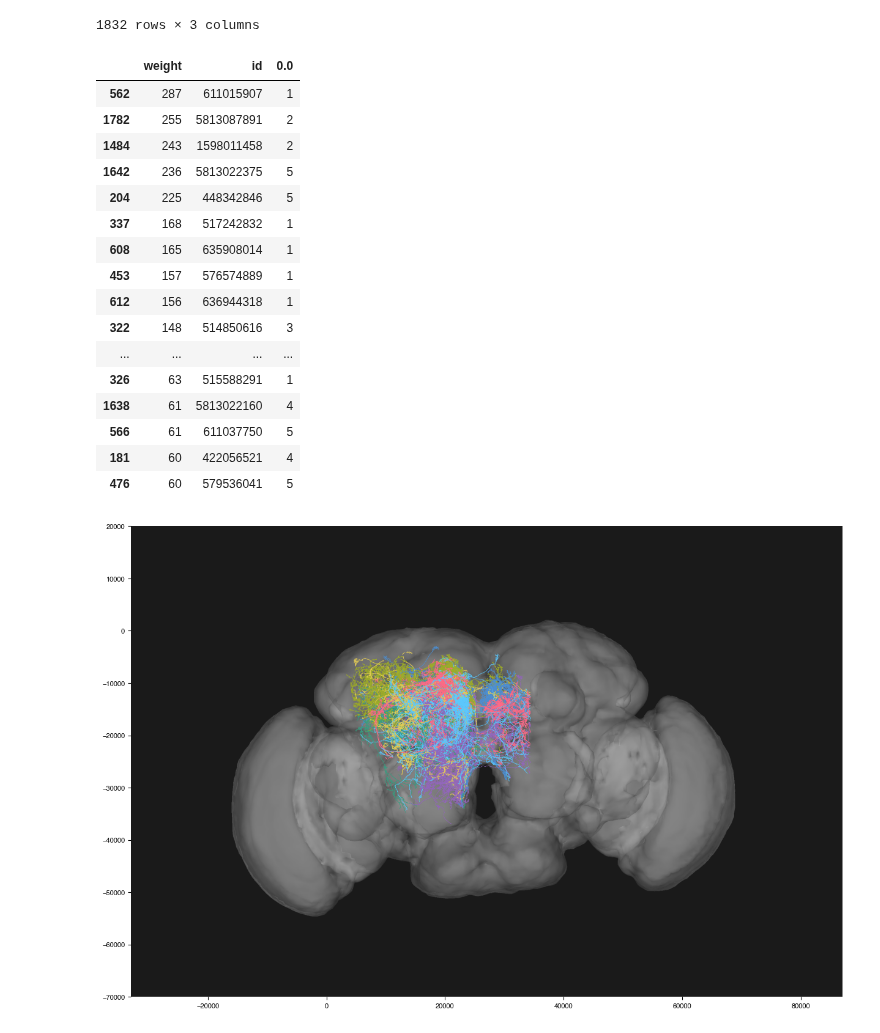
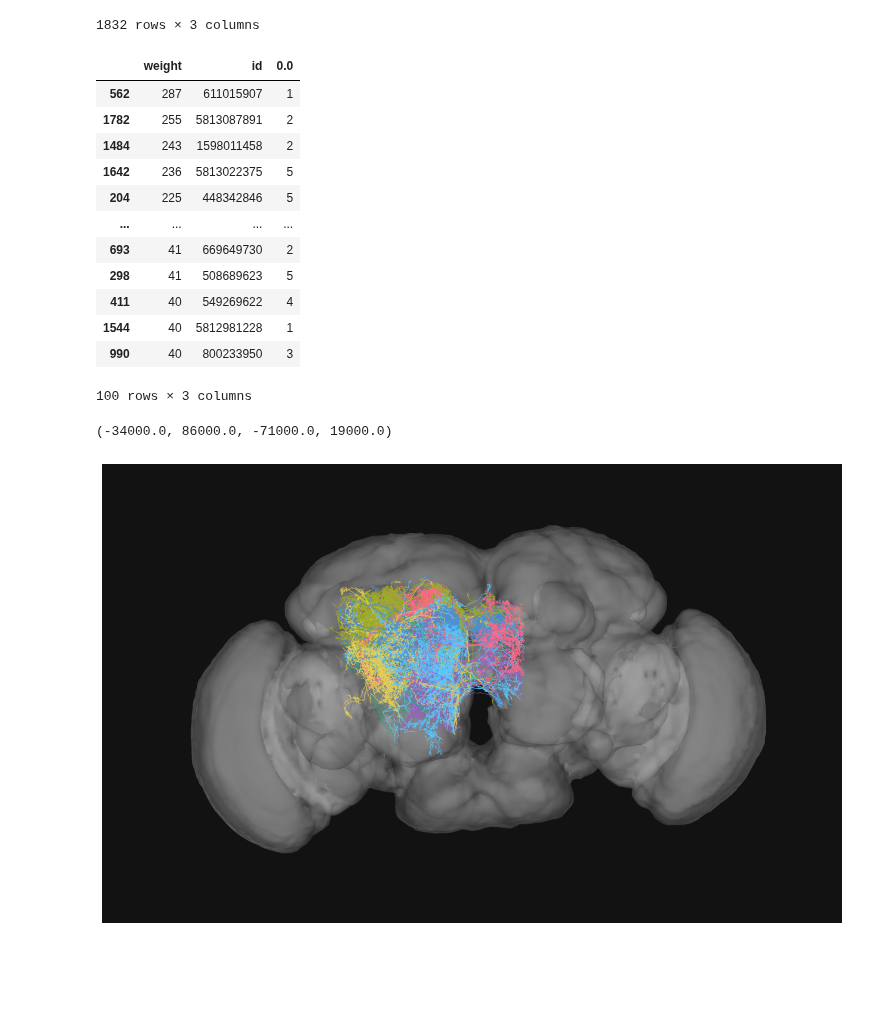
Before and after one commit to Gutierrez-lab/oviIN-inputs, a Jupyter notebook: skeleton_visual_manuscirpt.ipynb, the cells around one changed output. Cells and saved outputs as stored; diff of their text form; code cells hidden in the pictures; blank space fills up the shorter version.

Commit message:
latest cover figure

```diff
--- a/skeleton_visual_manuscirpt.ipynb
+++ b/skeleton_visual_manuscirpt.ipynb
@@ -122,7 +122,7 @@ ovi_conn
 1832 rows × 3 columns
 # %%
 # Take the top 150 rows
-top_ovi_conn = ovi_conn.head(50)
+top_ovi_conn = ovi_conn.head(100)
 top_ovi_conn
 # %% [output]
 |  | weight | id | 0.0 |
@@ -131,17 +131,13 @@ top_ovi_conn
 | 1484 | 243 | 1598011458 | 2 |
 | 1642 | 236 | 5813022375 | 5 |
 | 204 | 225 | 448342846 | 5 |
-| 337 | 168 | 517242832 | 1 |
-| 608 | 165 | 635908014 | 1 |
-| 453 | 157 | 576574889 | 1 |
-| 612 | 156 | 636944318 | 1 |
-| 322 | 148 | 514850616 | 3 |
 | ... | ... | ... | ... |
-| 326 | 63 | 515588291 | 1 |
-| 1638 | 61 | 5813022160 | 4 |
-| 566 | 61 | 611037750 | 5 |
-| 181 | 60 | 422056521 | 4 |
-| 476 | 60 | 579536041 | 5 |
+| 693 | 41 | 669649730 | 2 |
+| 298 | 41 | 508689623 | 5 |
+| 411 | 40 | 549269622 | 4 |
+| 1544 | 40 | 5812981228 | 1 |
+| 990 | 40 | 800233950 | 3 |
+100 rows × 3 columns
 # %%
 # Get skeleton plots for the top 150 partners
 skeletons_all = []
@@ -167,27 +163,29 @@ for bodyId in top_ovi_conn['id']:
         skeletons_all.append(segments)
 # %%
 # import picture to plot over
-image = plt.imread('/Users/rweberla/Desktop/hemibrain_outline.png')
+image = plt.imread('figures/hemibrain_outline.png')
 # Create a matplotlib figure
-fig, ax = plt.subplots(figsize=(15, 10))
+fig, ax = plt.subplots(figsize=(16, 10))
 # Plot the image
-ax.imshow(image, extent=[-33000, 87000, -70000, 20000], aspect='auto')
+ax.imshow(image, extent=[-34000, 86000, -71000, 19000], aspect='auto')
 
 
 # Plot each skeleton
 for segments in skeletons_all:
     for index, row in segments.iterrows():
         # plot the parent-child connections, and reflect across the y-axis
         ax.plot([row['x_child'], row['x_parent']], [-row['z_child'], -row['z_parent']],
             color=row['color_child'], linewidth=0.5, alpha=0.7)
 # flip only the y-axis for the plotting
 #ax.set_ylim(ax.get_ylim()[::-1])
 
 # Set axis limits
 # dont display figure outline
 ax.spines['top'].set_visible(False)
 ax.spines['right'].set_visible(False)
 ax.spines['bottom'].set_visible(False)
 ax.spines['left'].set_visible(False)
+plt.axis('off')  # Turn off the axis
 # %% [output]
+(-34000.0, 86000.0, -71000.0, 19000.0)
-[figure, old version]
+[figure, new version]
```
Also changed, not shown: parts of 3 cells of this notebook, 3 other files.
